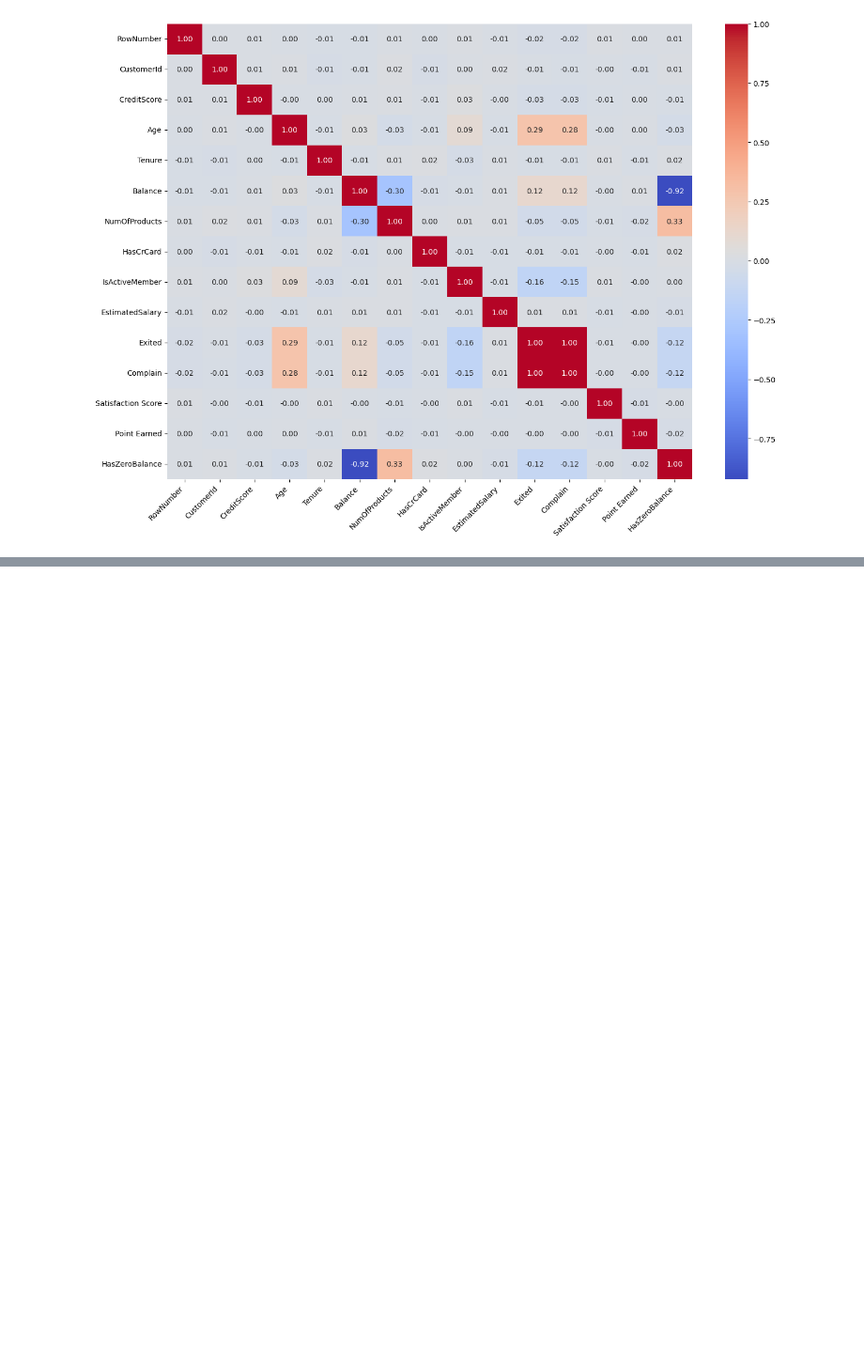
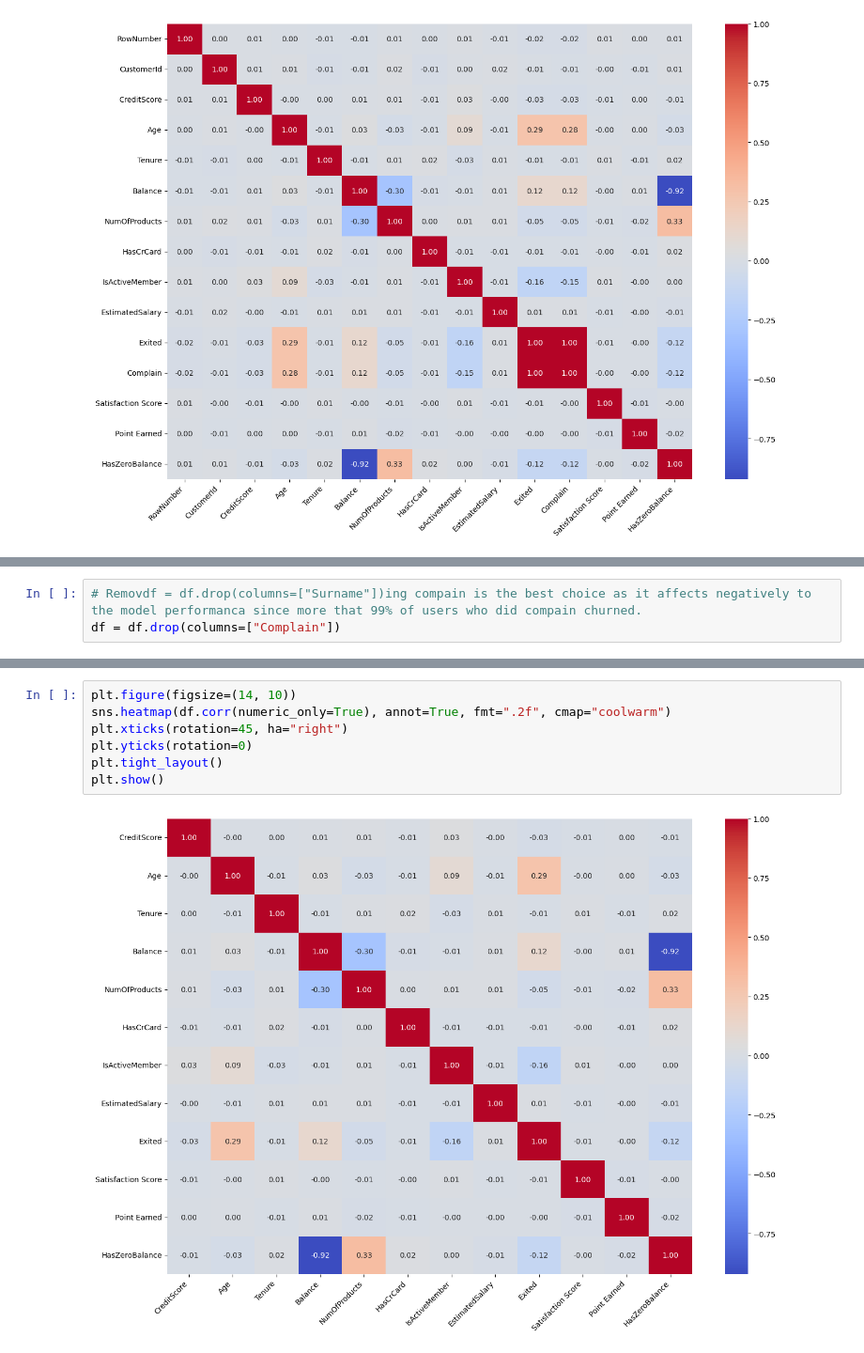
Before and after one commit to xamidovasadbekdev-arch/BankCustomerChurn, a Jupyter notebook: main.ipynb, the cells around one changed output, grey strips where cells are left out. Shown at 94% size. Saved outputs shown, nothing was run; the diff lists cells and outputs as text; blank space fills up the shorter version.

```diff
--- a/main.ipynb
+++ b/main.ipynb
@@ -378,0 +401,3 @@ plt.show()
+# %%
+# Removdf = df.drop(columns=["Surname"])ing compain is the best choice as it affects negatively to the model performanca since more that 99% of users who did compain churned.
+df = df.drop(columns=["Complain"])
@@ -378,0 +429,9 @@ plt.show()
+# %%
+plt.figure(figsize=(14, 10))
+sns.heatmap(df.corr(numeric_only=True), annot=True, fmt=".2f", cmap="coolwarm")
+plt.xticks(rotation=45, ha="right")
+plt.yticks(rotation=0)
+plt.tight_layout()
+plt.show()
+# %% [output]
+[figure, added]
```
Also changed, not shown: parts of 26 cells of this notebook.
